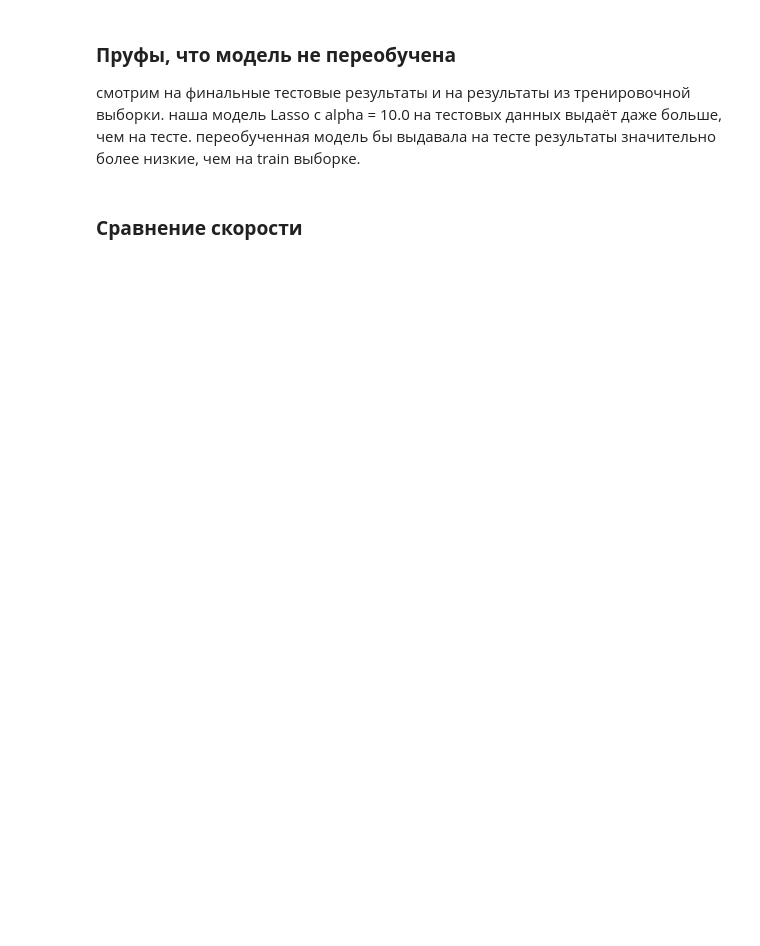
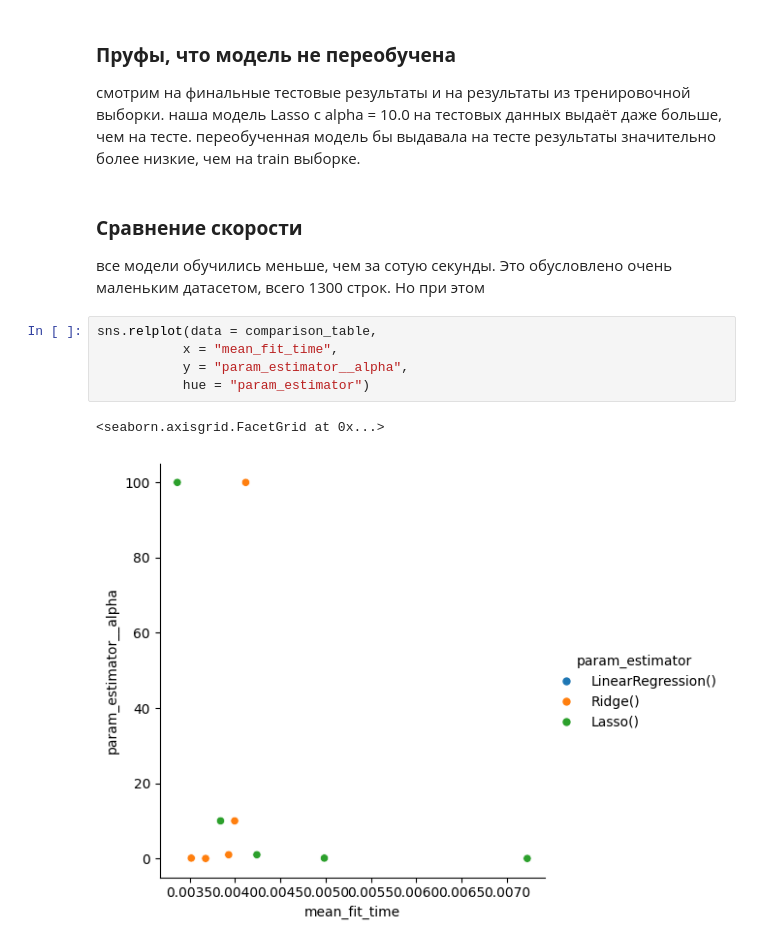
Before and after one commit to N10b1um/FAMCS-ml-course, a Jupyter notebook: hw04_linear_regression/hw_04_lr.ipynb, the cells around one changed output. Cells and saved outputs as stored; diff of their text form; blank space fills up the shorter version.

```diff
--- a/hw04_linear_regression/hw_04_lr.ipynb
+++ b/hw04_linear_regression/hw_04_lr.ipynb
@@ -255,3 +287,13 @@ Final Test RMSE: 4509.99
 смотрим на финальные тестовые результаты и на результаты из тренировочной выборки. наша модель Lasso с alpha = 10.0 на тестовых данных выдаёт даже больше, чем на тесте. переобученная модель бы выдавала на тесте результаты значительно более низкие, чем на train выборке.
 # %% [markdown]
 ### **Сравнение скорости**
+все модели обучились меньше, чем за сотую секунды. Это обусловлено очень маленьким датасетом, всего 1300 строк.
+Но при этом
+# %%
+sns.relplot(data = comparison_table,
+           x = "mean_fit_time",
+           y = "param_estimator__alpha",
+           hue = "param_estimator")
+# %% [output]
+<seaborn.axisgrid.FacetGrid at 0x...>
+[figure, added]
```
Also changed, not shown: parts of 8 cells of this notebook.
